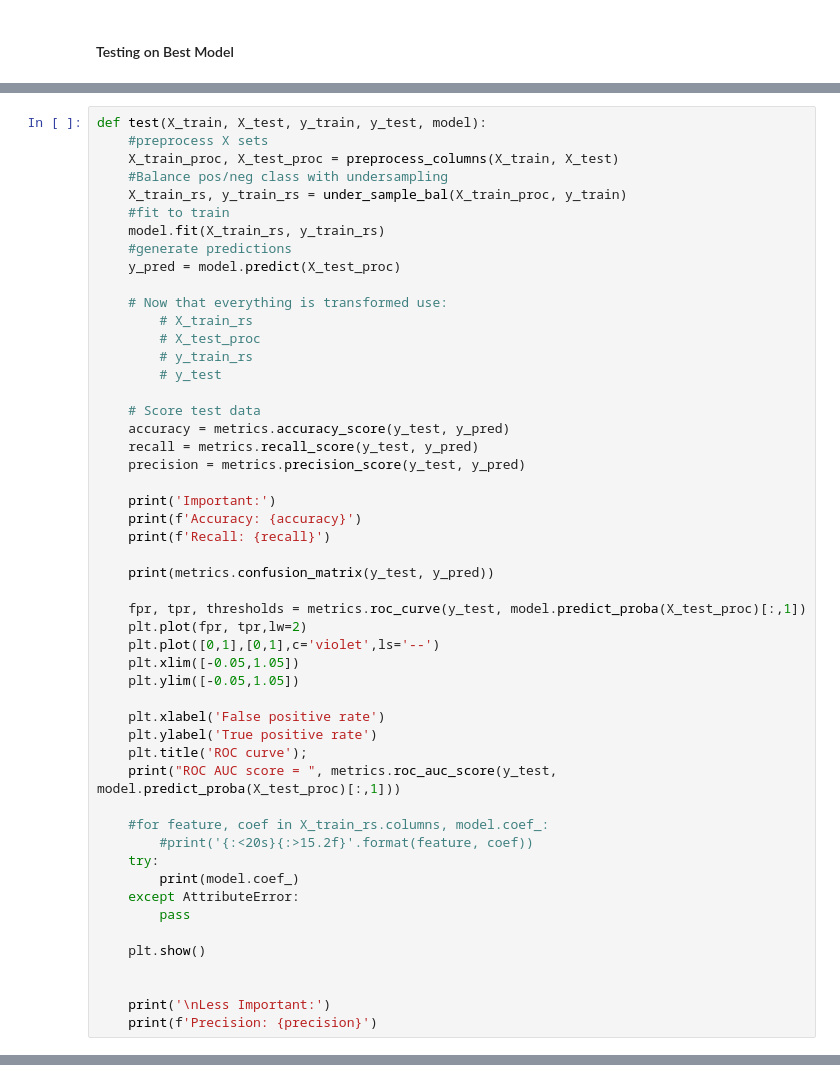
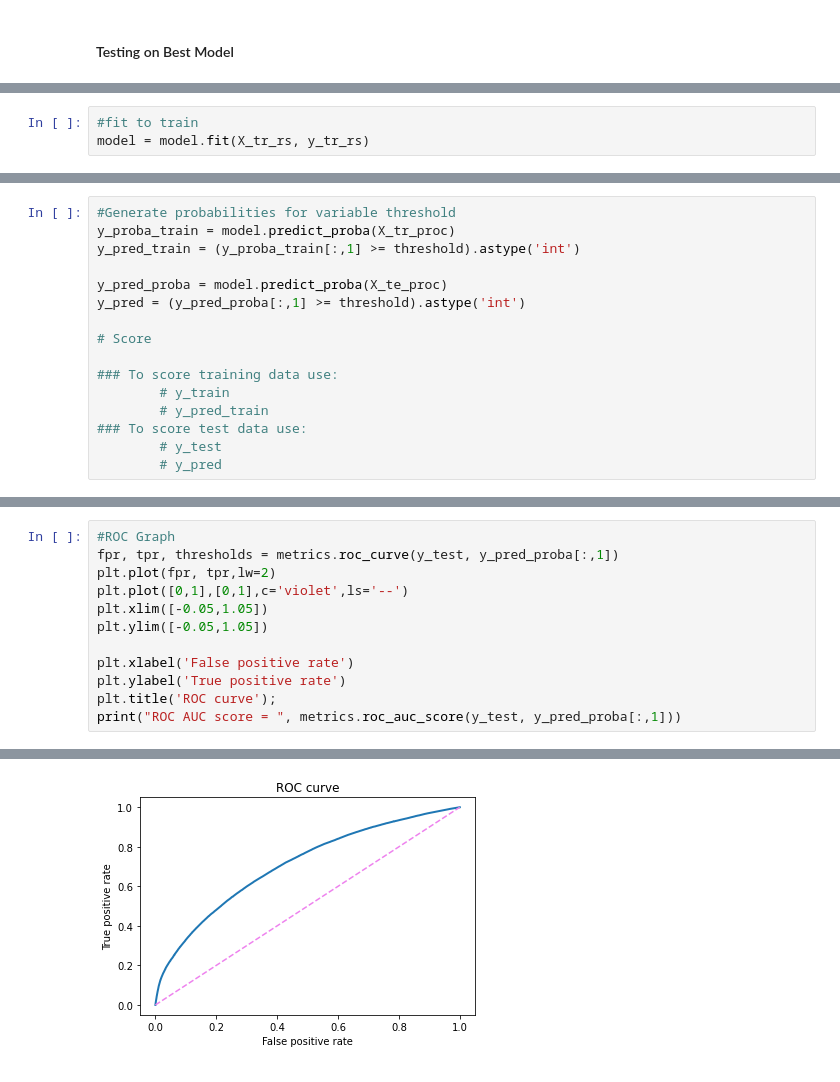
Before and after one commit to mattrimol/Home_Loan_Approval, a Jupyter notebook: ca_housing.ipynb, the cells around one changed output, grey strips where cells are left out. Cells and saved outputs as stored; diff of their text form.

```diff
--- a/ca_housing.ipynb
+++ b/ca_housing.ipynb
@@ -547,0 +844,3 @@ cross_validate(X_tr4, y_tr4, gbm2, threshold=0.75)
+# %%
+#fit to train
+model = model.fit(X_tr_rs, y_tr_rs)
@@ -547,0 +849,16 @@ cross_validate(X_tr4, y_tr4, gbm2, threshold=0.75)
+# %%
+#Generate probabilities for variable threshold
+y_proba_train = model.predict_proba(X_tr_proc)
+y_pred_train = (y_proba_train[:,1] >= threshold).astype('int')
+
+y_pred_proba = model.predict_proba(X_te_proc)
+y_pred = (y_pred_proba[:,1] >= threshold).astype('int')
+
+# Score
+
+### To score training data use:
+        # y_train
+        # y_pred_train
+### To score test data use:
+        # y_test
+        # y_pred
@@ -548,51 +898,13 @@ cross_validate(X_tr4, y_tr4, gbm2, threshold=0.75)
 # %%
-def test(X_train, X_test, y_train, y_test, model):
-    #preprocess X sets
-    X_train_proc, X_test_proc = preprocess_columns(X_train, X_test)
-    #Balance pos/neg class with undersampling
-    X_train_rs, y_train_rs = under_sample_bal(X_train_proc, y_train)
-    #fit to train
-    model.fit(X_train_rs, y_train_rs)
-    #generate predictions
-    y_pred = model.predict(X_test_proc)
+#ROC Graph
+fpr, tpr, thresholds = metrics.roc_curve(y_test, y_pred_proba[:,1])
+plt.plot(fpr, tpr,lw=2)
+plt.plot([0,1],[0,1],c='violet',ls='--')
+plt.xlim([-0.05,1.05])
+plt.ylim([-0.05,1.05])
 
-    # Now that everything is transformed use:
-        # X_train_rs
-        # X_test_proc
-        # y_train_rs
-        # y_test
-
-    # Score test data
-    accuracy = metrics.accuracy_score(y_test, y_pred)
-    recall = metrics.recall_score(y_test, y_pred)
-    precision = metrics.precision_score(y_test, y_pred)
-
-    print('Important:')
-    print(f'Accuracy: {accuracy}')
-    print(f'Recall: {recall}')
-
-    print(metrics.confusion_matrix(y_test, y_pred))
-
-    fpr, tpr, thresholds = metrics.roc_curve(y_test, model.predict_proba(X_test_proc)[:,1])
-    plt.plot(fpr, tpr,lw=2)
-    plt.plot([0,1],[0,1],c='violet',ls='--')
-    plt.xlim([-0.05,1.05])
-    plt.ylim([-0.05,1.05])
-
-    plt.xlabel('False positive rate')
-    plt.ylabel('True positive rate')
-    plt.title('ROC curve');
-    print("ROC AUC score = ", metrics.roc_auc_score(y_test, model.predict_proba(X_test_proc)[:,1]))
-
-    #for feature, coef in X_train_rs.columns, model.coef_:
-        #print('{:<20s}{:>15.2f}'.format(feature, coef))
-    try:
-        print(model.coef_)
-    except AttributeError:
-        pass
-
-    plt.show()
-
-
-    print('\nLess Important:')
-    print(f'Precision: {precision}')
+plt.xlabel('False positive rate')
+plt.ylabel('True positive rate')
+plt.title('ROC curve');
+print("ROC AUC score = ", metrics.roc_auc_score(y_test, y_pred_proba[:,1]))
+# %% [output]
@@ -598,0 +912 @@ def test(X_train, X_test, y_train, y_test, model):
+[figure, added]
```
Also changed, not shown: parts of 53 cells of this notebook, 2 other files.
